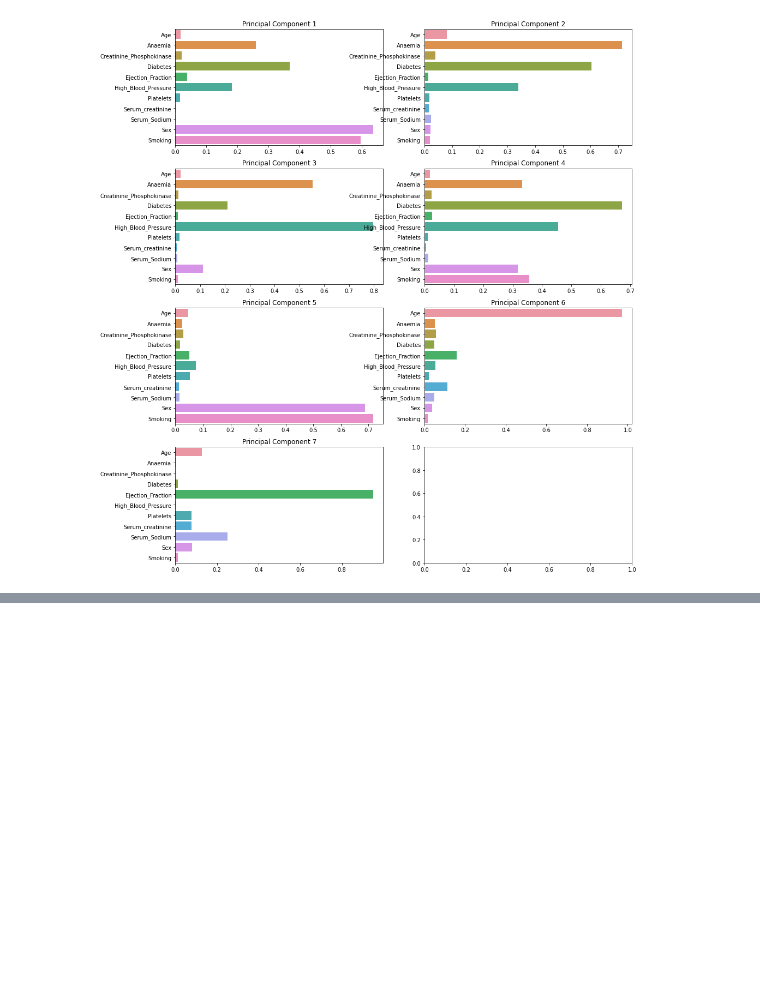
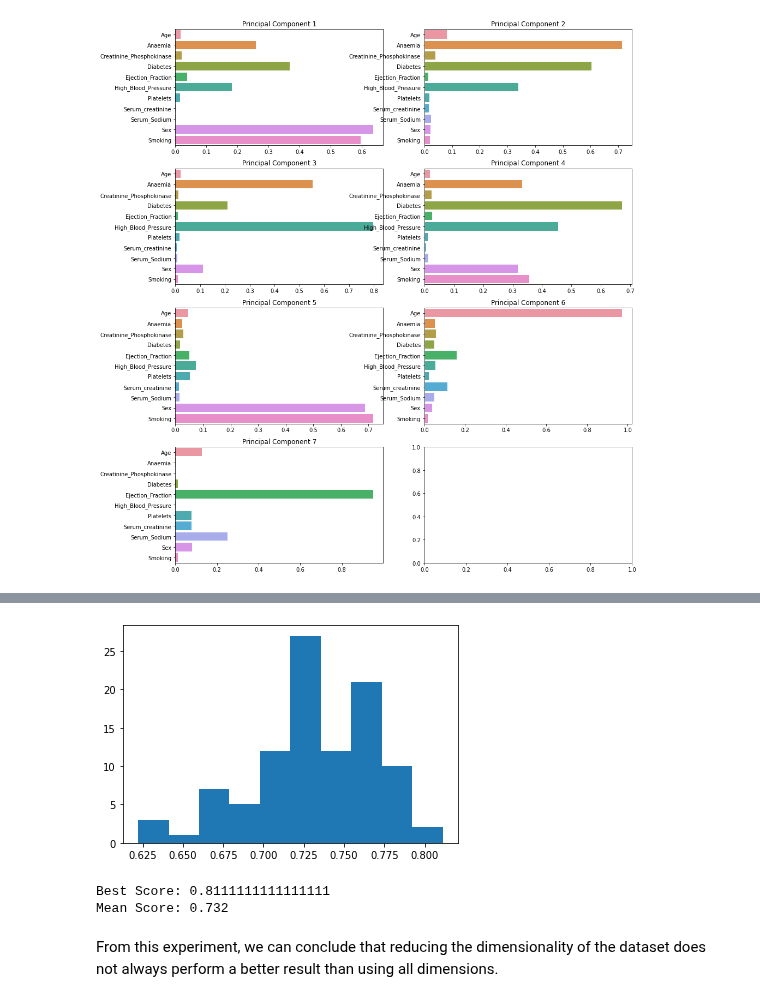
Before and after one commit to spros1/HeartFailureAnalysis, a Jupyter notebook: ExcerA_Heart_Failure.ipynb, the cells around one changed output, grey strips where cells are left out. Cells and saved outputs as stored; diff of their text form; code cells hidden in the pictures; blank space fills up the shorter version.

```diff
--- a/ExcerA_Heart_Failure.ipynb
+++ b/ExcerA_Heart_Failure.ipynb
@@ -461,0 +455,7 @@ Accuracy of random forest drops after the PCA
+# %%
+# perform pca and run random_forest
+pca95_rf = PCA(n_components=0.95)
+X_train_reduced_rf = pca95_rf.fit_transform(pca_data)
+
+clf_pca = RandomForestClassifier(random_state=0)
+result(clf_pca,X_train_reduced_rf, out_data )
@@ -461,0 +474,9 @@ Accuracy of random forest drops after the PCA
+# %%
+## run best mean for random forest after pca
+best_mean_result(clf_pca,X_train_reduced_rf, out_data )
+# %% [output]
+[figure, added]
+Best Score: 0.8111111111111111
+Mean Score: 0.732
+# %% [markdown]
+From this experiment, we can conclude that reducing the dimensionality of the dataset does not always perform a better result than using all dimensions.
```
Also changed, not shown: parts of 17 cells of this notebook.
